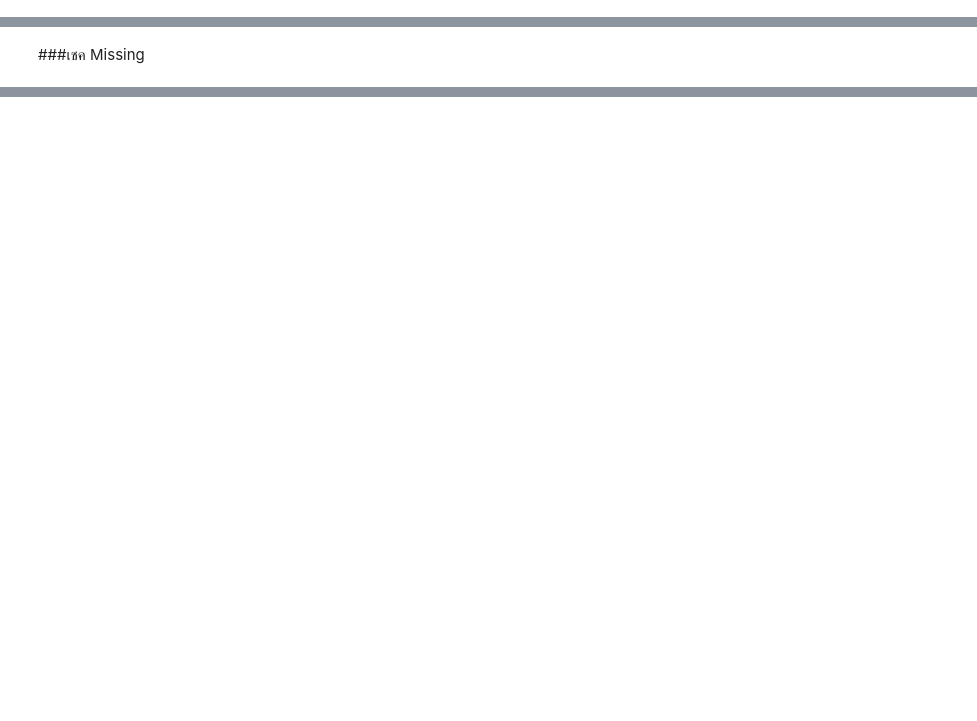
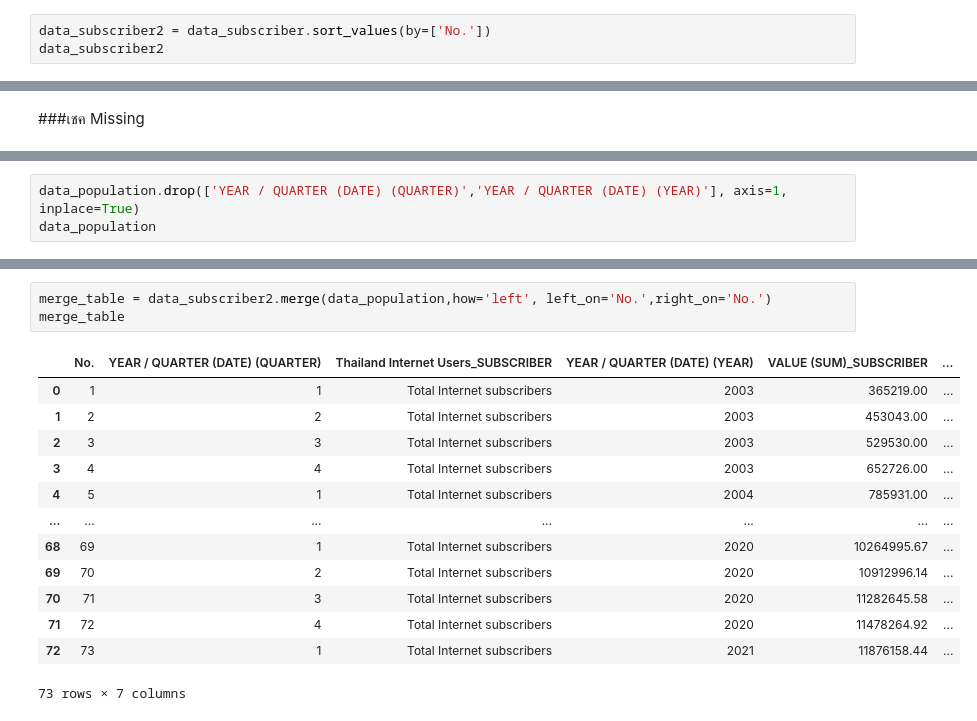
Before and after one commit to sskboonmee/DWDM21, a Jupyter notebook: Projectlookmhee.ipynb, the cells around one changed output, grey strips where cells are left out. Saved outputs shown, nothing was run; the diff lists cells and outputs as text; blank space fills up the shorter version.

```diff
--- a/Projectlookmhee.ipynb
+++ b/Projectlookmhee.ipynb
@@ -29,0 +30,3 @@ data_58
+# %%
+data_subscriber2 = data_subscriber.sort_values(by=['No.'])
+data_subscriber2
@@ -329,0 +129,3 @@ dtype: bool
+# %%
+data_population.drop(['YEAR / QUARTER (DATE) (QUARTER)','YEAR / QUARTER (DATE) (YEAR)'], axis=1, inplace=True)
+data_population
@@ -329,0 +146,17 @@ dtype: bool
+# %%
+merge_table = data_subscriber2.merge(data_population,how='left', left_on='No.',right_on='No.')
+merge_table
+# %% [output]
+|  | No. | YEAR / QUARTER (DATE) (QUARTER) | Thailand Internet Users_SUBSCRIBER | YEAR / QUARTER (DATE) (YEAR) | VALUE (SUM)_SUBSCRIBER | ... |
+| 0 | 1 | 1 | Total Internet subscribers | 2003 | 365219.00 | ... |
+| 1 | 2 | 2 | Total Internet subscribers | 2003 | 453043.00 | ... |
+| 2 | 3 | 3 | Total Internet subscribers | 2003 | 529530.00 | ... |
+| 3 | 4 | 4 | Total Internet subscribers | 2003 | 652726.00 | ... |
+| 4 | 5 | 1 | Total Internet subscribers | 2004 | 785931.00 | ... |
+| ... | ... | ... | ... | ... | ... | ... |
+| 68 | 69 | 1 | Total Internet subscribers | 2020 | 10264995.67 | ... |
+| 69 | 70 | 2 | Total Internet subscribers | 2020 | 10912996.14 | ... |
+| 70 | 71 | 3 | Total Internet subscribers | 2020 | 11282645.58 | ... |
+| 71 | 72 | 4 | Total Internet subscribers | 2020 | 11478264.92 | ... |
+| 72 | 73 | 1 | Total Internet subscribers | 2021 | 11876158.44 | ... |
+73 rows × 7 columns
```
Also changed, not shown: parts of 36 cells of this notebook.
